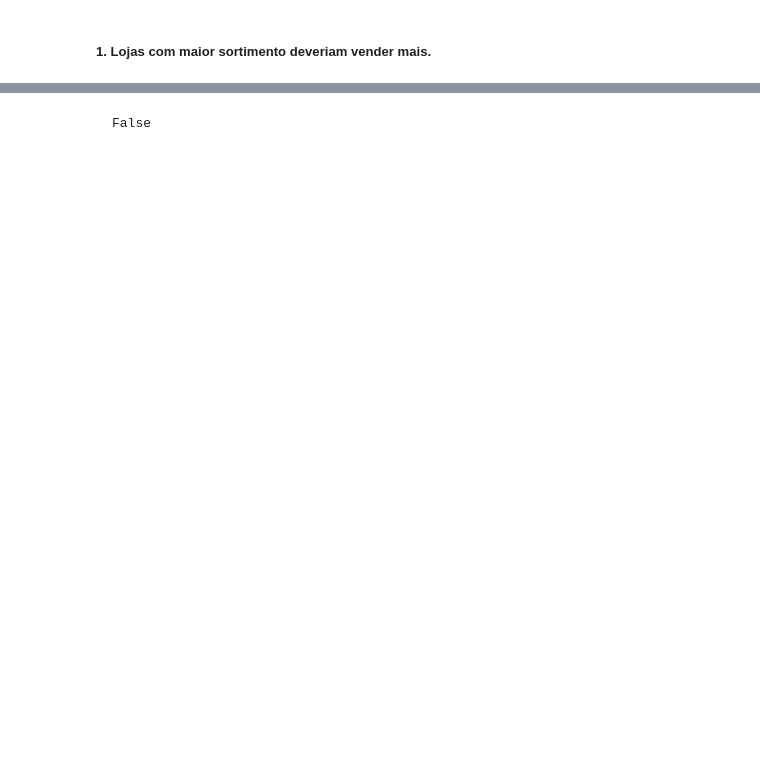
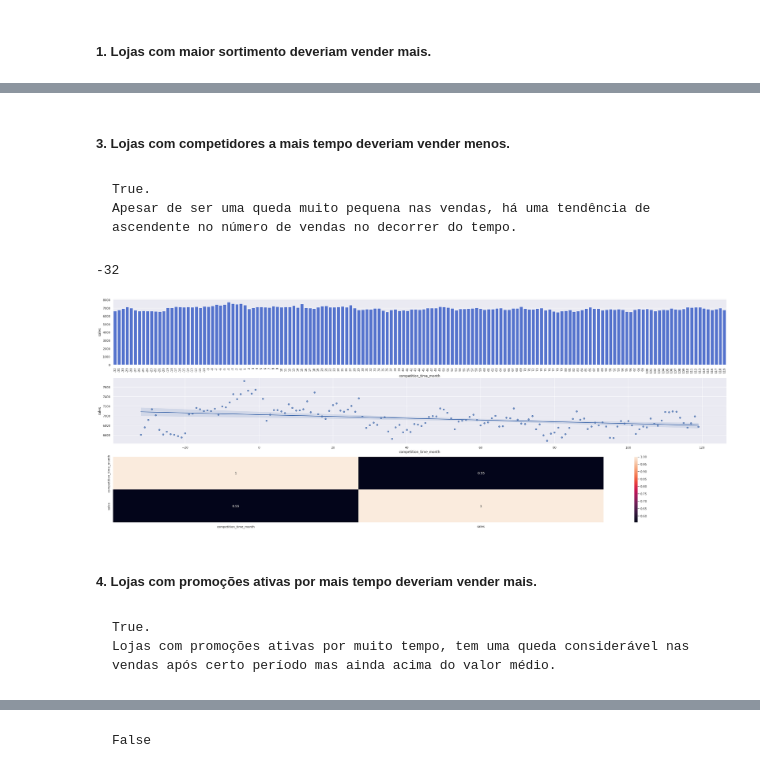
Before and after one commit to rsantosluan/ds_em_producao, a Jupyter notebook: M03_v1_StoreSalesPredictionP03.ipynb, the cells around one changed output, grey strips where cells are left out. Cells and saved outputs as stored; diff of their text form; code cells hidden in the pictures; blank space fills up the shorter version.

```diff
--- a/M03_v1_StoreSalesPredictionP03.ipynb
+++ b/M03_v1_StoreSalesPredictionP03.ipynb
@@ -101,0 +151,29 @@ plt.legend()
+# %% [markdown]
+##### 3. Lojas com competidores a mais tempo deveriam vender menos.
+# %% [markdown]
+    True.
+    Apesar de ser uma queda muito pequena nas vendas, há uma tendência de ascendente no número de vendas no decorrer do tempo.
+# %%
+comp_osm = df[['competition_time_month', 'sales']].groupby('competition_time_month').mean().reset_index()
+comp_osm1 = comp_osm[(comp_osm['competition_time_month']<120) & (comp_osm['competition_time_month'] !=0)]
+# %%
+df.competition_time_month.min()
+# %% [output]
+-32
+# %%
+plt.subplot(3,1,1)
+sns.barplot(data=comp_osm1, x='competition_time_month', y='sales', color='royalblue');
+plt.xticks(rotation=90);
+
+plt.subplot(3,1,2)
+sns.regplot(data=comp_osm1, x='competition_time_month', y='sales');
+
+plt.subplot(3,1,3)
+sns.heatmap(comp_osm.corr(method='pearson'), annot=True);
+# %% [output]
+[figure, added]
+# %% [markdown]
+#####  4. Lojas com promoções ativas por mais tempo deveriam vender mais.
+# %% [markdown]
+    True.
+    Lojas com promoções ativas por muito tempo, tem uma queda considerável nas vendas após certo período mas ainda acima do valor médio.
```
Also changed, not shown: parts of 47 cells of this notebook.
